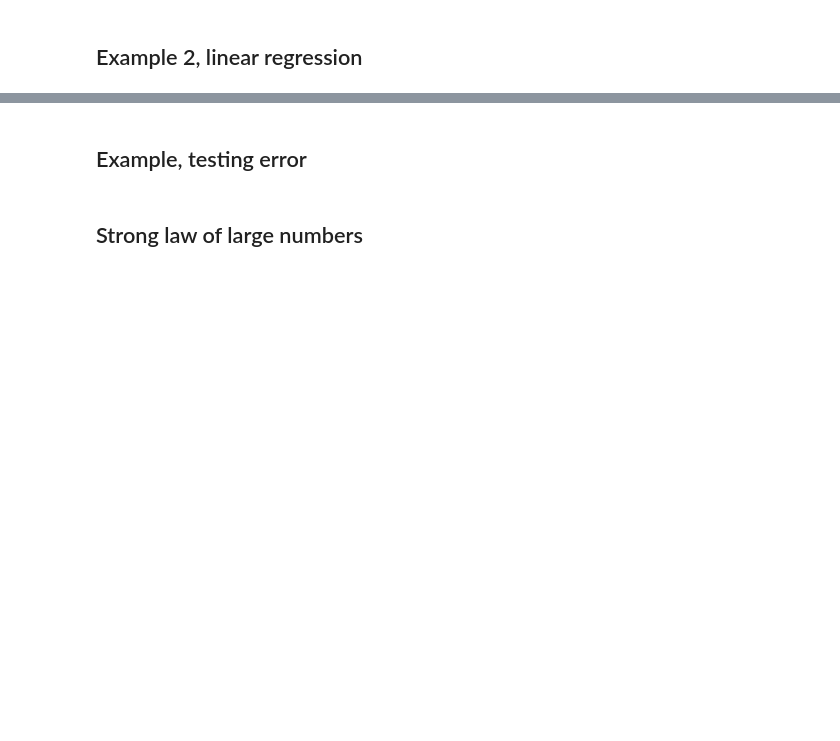
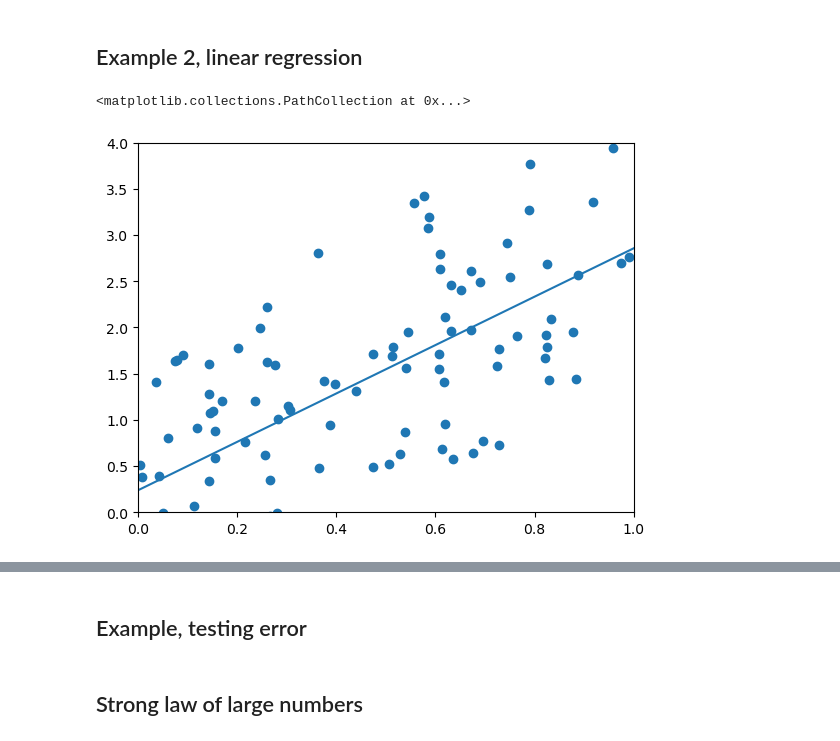
Before and after one commit to datascience-intro/1MS041-2022, a Jupyter notebook: notebooks/06-Fundamentals_of_estimation.ipynb, the cells around one changed output, grey strips where cells are left out. Saved outputs shown, nothing was run; the diff lists cells and outputs as text; code cells hidden in the pictures; blank space fills up the shorter version.

```diff
--- a/notebooks/06-Fundamentals_of_estimation.ipynb
+++ b/notebooks/06-Fundamentals_of_estimation.ipynb
@@ -25,14 +27,18 @@ def linear_regression(x,y):
 # %%
 sample_x = np.random.uniform(0,1,size=100).reshape(-1,1)
 sample_y = 3*sample_x.flatten()+np.random.normal(0,1,size=sample_x.shape[0])
 g_star = linear_regression(sample_x,sample_y)
 
 # Lets plot out function
 import matplotlib.pyplot as plt
 x_plot = np.linspace(0,1,10)
 plt.xlim(0,1)
 plt.ylim(0,4)
 plt.plot(x_plot,g_star(x_plot.reshape(-1,1)))
+plt.scatter(sample_x,sample_y)
+# %% [output]
+<matplotlib.collections.PathCollection at 0x...>
+[figure, added]
 # %%
 import matplotlib.pyplot as plt
 for i in range(10):
```
Also changed, not shown: parts of 6 cells of this notebook, 4 other files.
